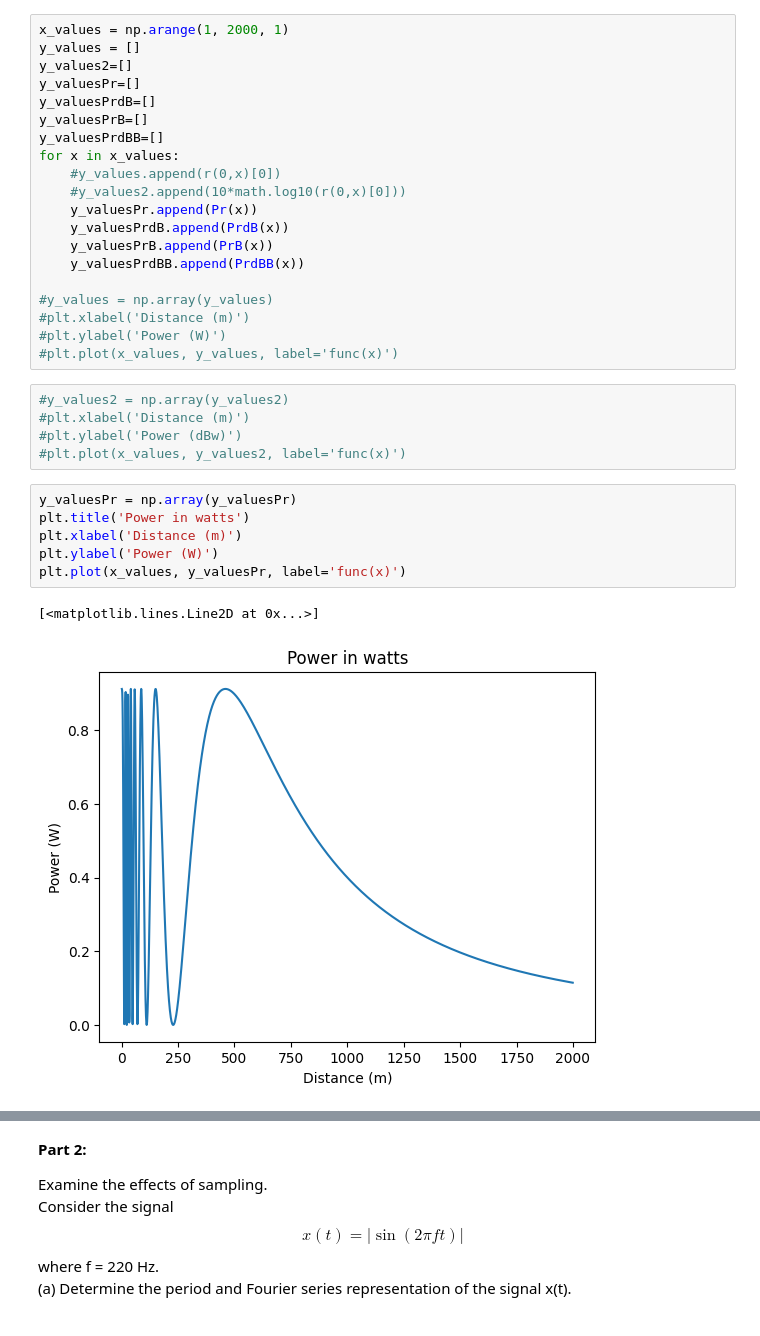
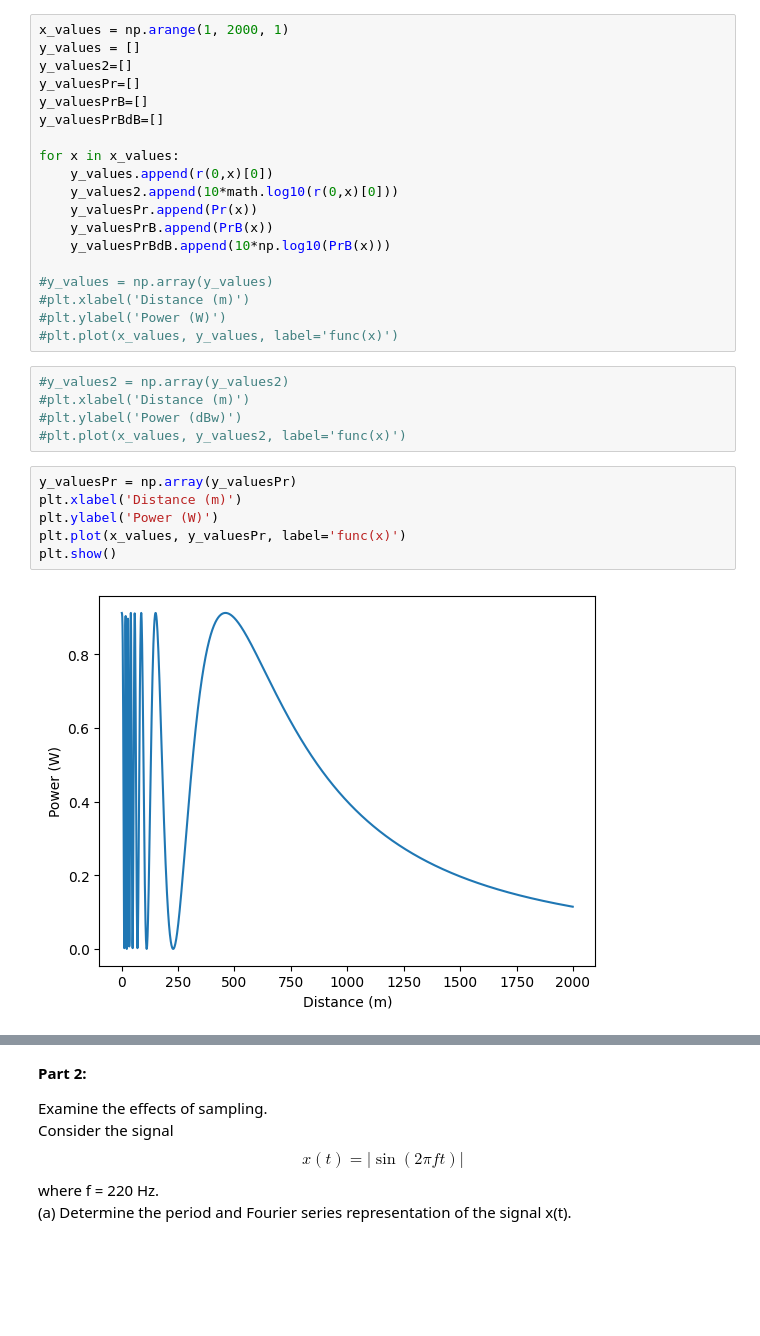
Before and after one commit to emifred/SignalProcessing-Project1, a Jupyter notebook: Untitled.ipynb, the cells around one changed output, grey strips where cells are left out. Saved outputs shown, nothing was run; the diff lists cells and outputs as text; blank space fills up the shorter version.

```diff
--- a/Untitled.ipynb
+++ b/Untitled.ipynb
@@ -121,16 +117,15 @@ x_values = np.arange(1, 2000, 1)
 y_values = []
 y_values2=[]
 y_valuesPr=[]
-y_valuesPrdB=[]
 y_valuesPrB=[]
-y_valuesPrdBB=[]
+y_valuesPrBdB=[]
+
 for x in x_values:
-    #y_values.append(r(0,x)[0])
-    #y_values2.append(10*math.log10(r(0,x)[0]))
+    y_values.append(r(0,x)[0])
+    y_values2.append(10*math.log10(r(0,x)[0]))
     y_valuesPr.append(Pr(x))
-    y_valuesPrdB.append(PrdB(x))
     y_valuesPrB.append(PrB(x))
-    y_valuesPrdBB.append(PrdBB(x))
+    y_valuesPrBdB.append(10*np.log10(PrB(x)))
 
 #y_values = np.array(y_values)
 #plt.xlabel('Distance (m)')
@@ -143,11 +138,10 @@ for x in x_values:
 #plt.plot(x_values, y_values2, label='func(x)')
 # %%
 y_valuesPr = np.array(y_valuesPr)
-plt.title('Power in watts')
 plt.xlabel('Distance (m)')
 plt.ylabel('Power (W)')
 plt.plot(x_values, y_valuesPr, label='func(x)')
+plt.show()
 # %% [output]
-[<matplotlib.lines.Line2D at 0x...>]
-[figure, old version]
+[figure, new version]
 # %%
```
Also changed, not shown: parts of 7 cells of this notebook.
